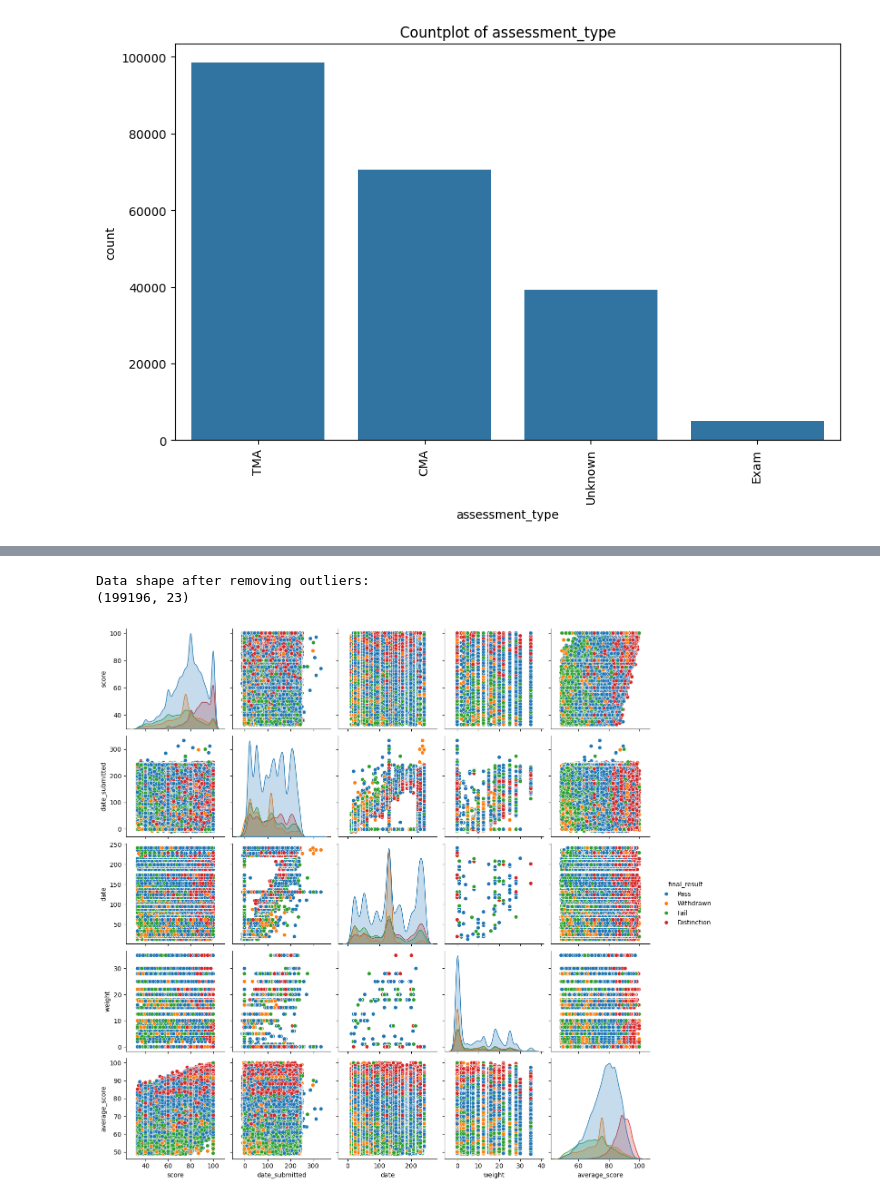
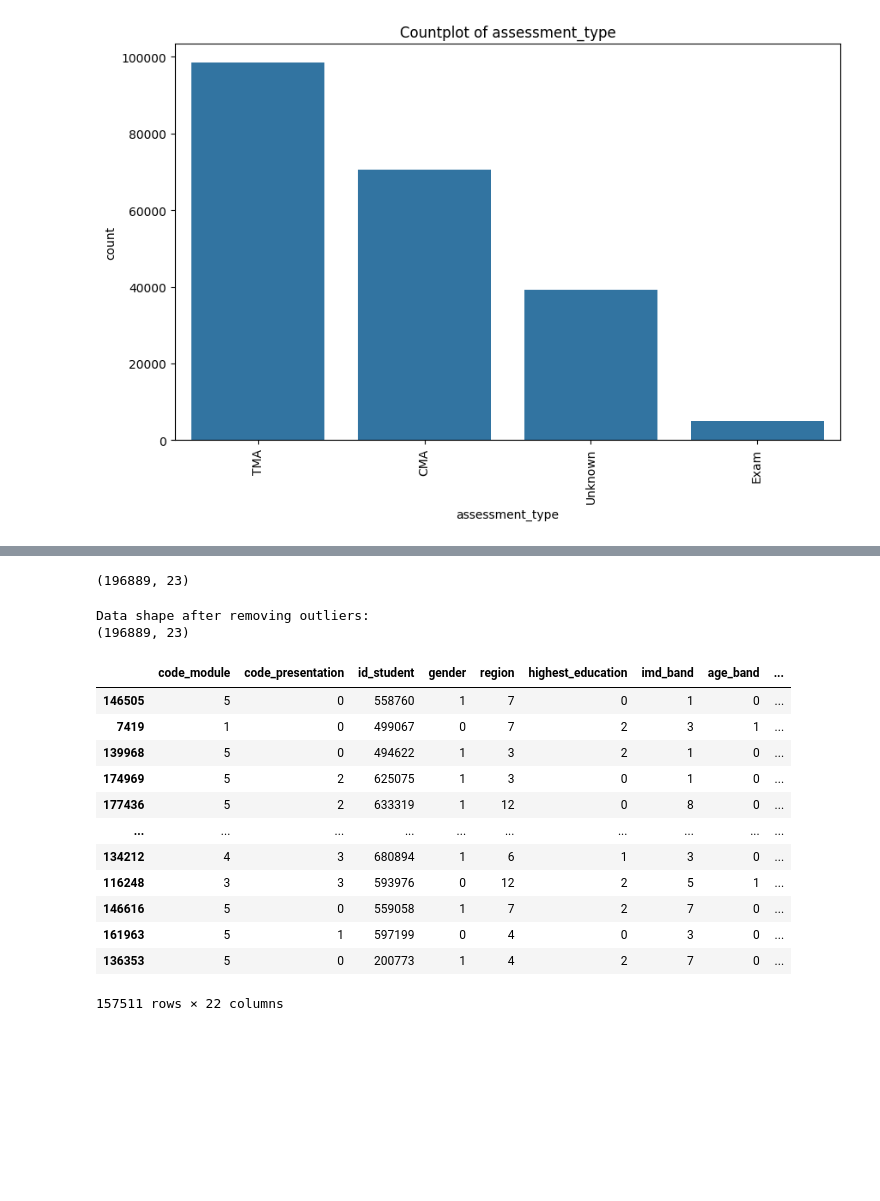
Before and after one commit to sreedharsiddhu/Big-Data-open-university-learning-analytics-data-set-, a Jupyter notebook: big_data_final_2nd_sem.ipynb, the cells around one changed output, grey strips where cells are left out. Cells and saved outputs as stored; diff of their text form; code cells hidden in the pictures; blank space fills up the shorter version.

```diff
--- a/big_data_final_2nd_sem.ipynb
+++ b/big_data_final_2nd_sem.ipynb
@@ -708,3 +711,7 @@ plt.show()
+# %%
+print(merged_data.shape)
+# %% [output]
+(196889, 23)
 # %%
 # Detect and handle outliers using IQR method
 # %%
@@ -726,11 +733,6 @@ for column in numerical_columns:
 
 print("Data shape after removing outliers:")
 print(merged_data.shape)
-
-# Plot the pairplot
-sns.pairplot(merged_data[numerical_columns + ['final_result']], hue='final_result', diag_kind='kde')
-plt.show()
 # %% [output]
 Data shape after removing outliers:
-(199196, 23)
+(196889, 23)
-[figure, removed]
@@ -736,0 +743,46 @@ Data shape after removing outliers:
+# %%
+from sklearn.model_selection import train_test_split
+from sklearn.preprocessing import LabelEncoder, StandardScaler
+import joblib
+
+# Load your merged dataset
+
+# Label Encoding for categorical variables
+label_encoders = {}
+categorical_columns = ['code_module', 'code_presentation', 'gender', 'region', 'highest_education', 'imd_band', 'age_band', 'disability', 'final_result', 'assessment_type']
+
+for column in categorical_columns:
+    le = LabelEncoder()
+    merged_data[column] = le.fit_transform(merged_data[column])
+    label_encoders[column] = le
+
+
+
+# Define features and target
+X = merged_data.drop(columns=['final_result'])
+y = merged_data['final_result']
+
+# Split the data into training and testing sets
+X_train, X_test, y_train, y_test = train_test_split(X, y, test_size=0.2, random_state=42)
+
+# Scale numerical features
+numerical_columns = ['score', 'date_submitted', 'date', 'weight', 'average_score']
+scaler = StandardScaler()
+X_train[numerical_columns] = scaler.fit_transform(X_train[numerical_columns])
+X_test[numerical_columns] = scaler.transform(X_test[numerical_columns])
+# %%
+X_train
+# %% [output]
+|  | code_module | code_presentation | id_student | gender | region | highest_education | imd_band | age_band | ... |
+| 146505 | 5 | 0 | 558760 | 1 | 7 | 0 | 1 | 0 | ... |
+| 7419 | 1 | 0 | 499067 | 0 | 7 | 2 | 3 | 1 | ... |
+| 139968 | 5 | 0 | 494622 | 1 | 3 | 2 | 1 | 0 | ... |
+| 174969 | 5 | 2 | 625075 | 1 | 3 | 0 | 1 | 0 | ... |
+| 177436 | 5 | 2 | 633319 | 1 | 12 | 0 | 8 | 0 | ... |
+| ... | ... | ... | ... | ... | ... | ... | ... | ... | ... |
+| 134212 | 4 | 3 | 680894 | 1 | 6 | 1 | 3 | 0 | ... |
+| 116248 | 3 | 3 | 593976 | 0 | 12 | 2 | 5 | 1 | ... |
+| 146616 | 5 | 0 | 559058 | 1 | 7 | 2 | 7 | 0 | ... |
+| 161963 | 5 | 1 | 597199 | 0 | 4 | 0 | 3 | 0 | ... |
+| 136353 | 5 | 0 | 200773 | 1 | 4 | 2 | 7 | 0 | ... |
+157511 rows × 22 columns
```
Also changed, not shown: parts of 18 cells of this notebook.
